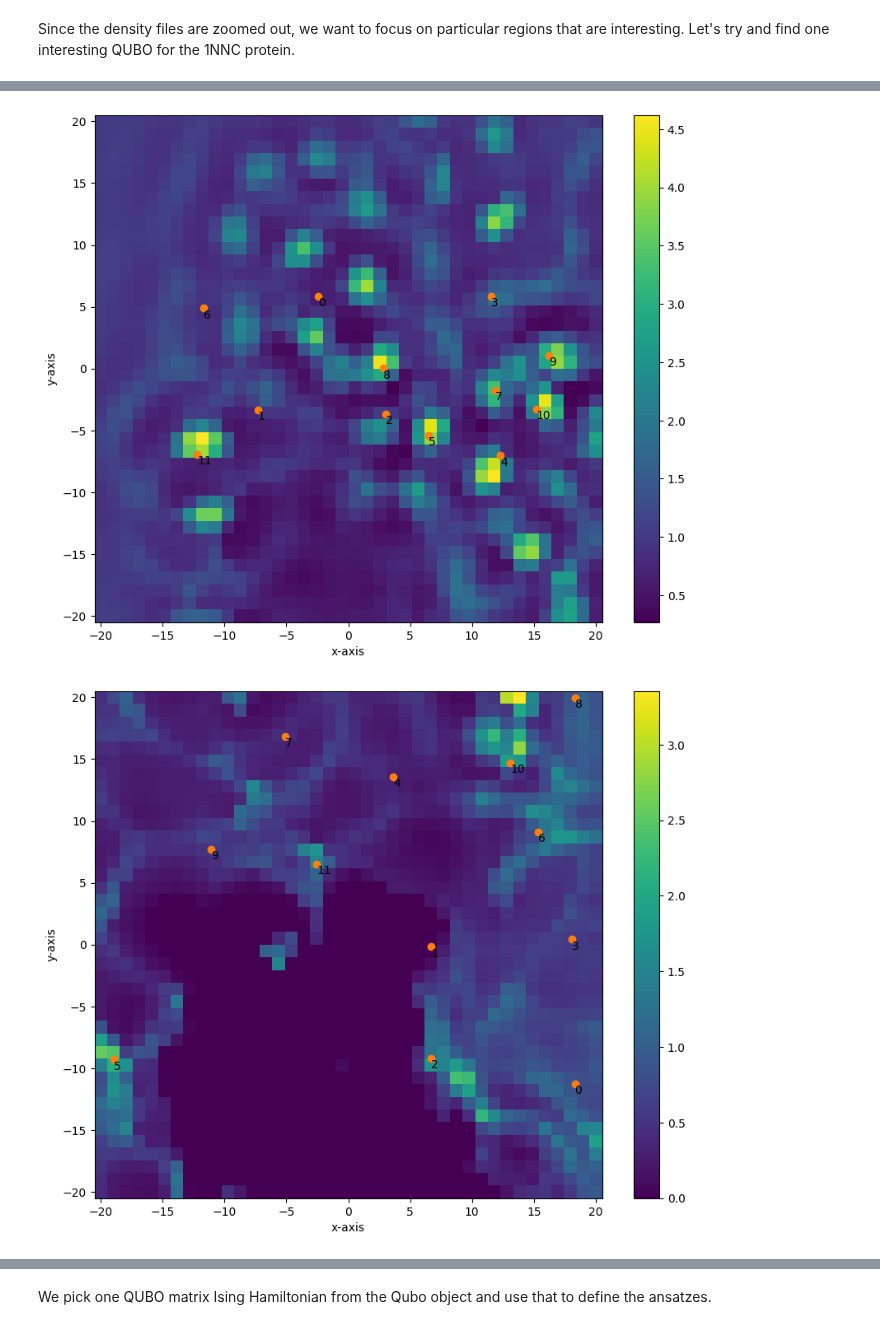
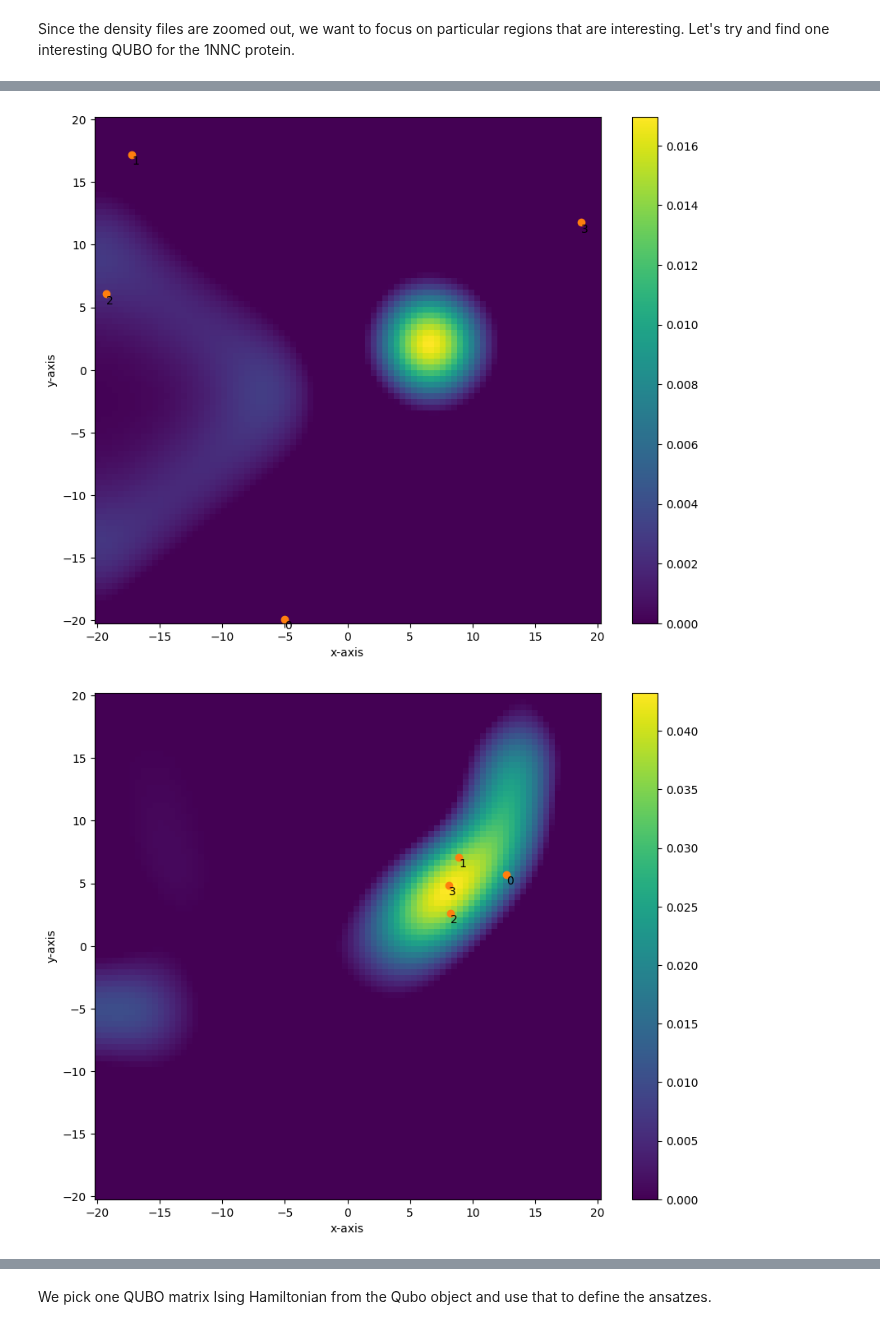
Before and after one commit to unitaryfund/aquapointer, a Jupyter notebook: notebooks/digital_demo.ipynb, the cells around one changed output, grey strips where cells are left out. Drawn from its saved outputs; the diff is of its cells as text; code cells hidden in the pictures.

```diff
--- a/notebooks/digital_demo.ipynb
+++ b/notebooks/digital_demo.ipynb
@@ -21,8 +21,8 @@ from qiskit import transpile
 from qiskit_aer import AerSimulator
 # %%
 def get_rescaled_register_positions(densities):
-    estimated_variance = 30
-    estimated_amplitude = 3
+    estimated_variance = 50
+    estimated_amplitude = 6
 
     origin = (-20, -20)
     length = 40
@@ -43,7 +43,7 @@ def get_rescaled_register_positions(densities):
                 p = 2, #order of the PUBO, p=2 effectively creates a QUBO
                 params = [estimated_amplitude, estimated_variance]
             )
-        canvas.force_lattice_size(12)
+        canvas.force_lattice_size(4)
         canvas.draw(draw_lattice=True)
         rescaled_positions.append(canvas._lattice._coords)
 
@@ -52,7 +52,7 @@ def get_rescaled_register_positions(densities):
 First we use LoadData to load all the 3D RISM slices of some protein and (scaled) register positions of the corresponding QPU. Then we use Qubo to compute the corresponding QUBO matrices and Ising Hamiltonians.
 # %%
 # LoadData does all the file loading.
-ld = LoadData(protein='1NNC')
+ld = LoadData(protein='MUP1')
 # Qubo computes all the qubo matrices given the 3d rism
 # files and rescaled positions of registers from LoadData.
 q = Qubo(ld.densities, ld.rescaled_register_positions)
@@ -86,7 +90,10 @@ plt.show()
 # %%
-rescaled_register_positions = get_rescaled_register_positions(cropped_densities)
+# rescaled_register_positions = get_rescaled_register_positions(cropped_densities)
 
-q = Qubo(cropped_densities, rescaled_register_positions)
+# q = Qubo(cropped_densities, rescaled_register_positions)
+
+rescaled_register_positions = get_rescaled_register_positions(ld.densities)
+q = Qubo(ld.densities, rescaled_register_positions)
 # %% [output]
-[figure, old version]
+[figure, new version]
-[figure, old version]
+[figure, new version]
```
Also changed, not shown: parts of 5 cells of this notebook, 1 other file.
